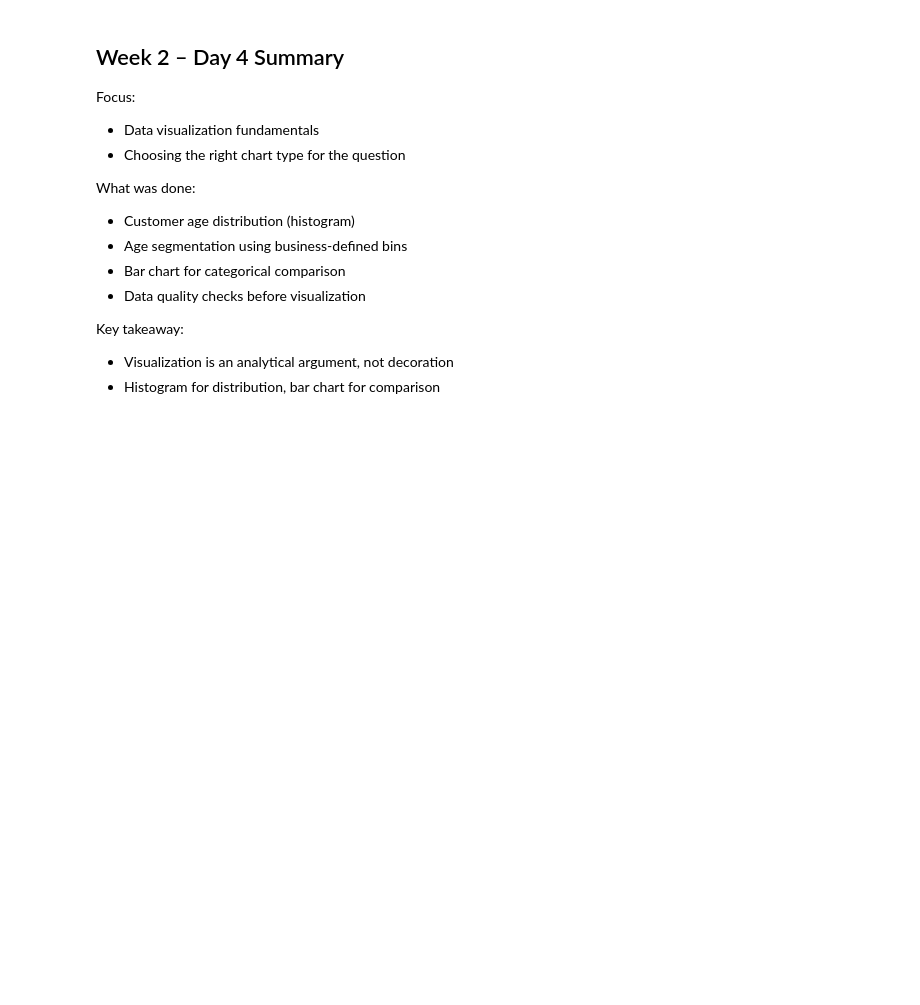
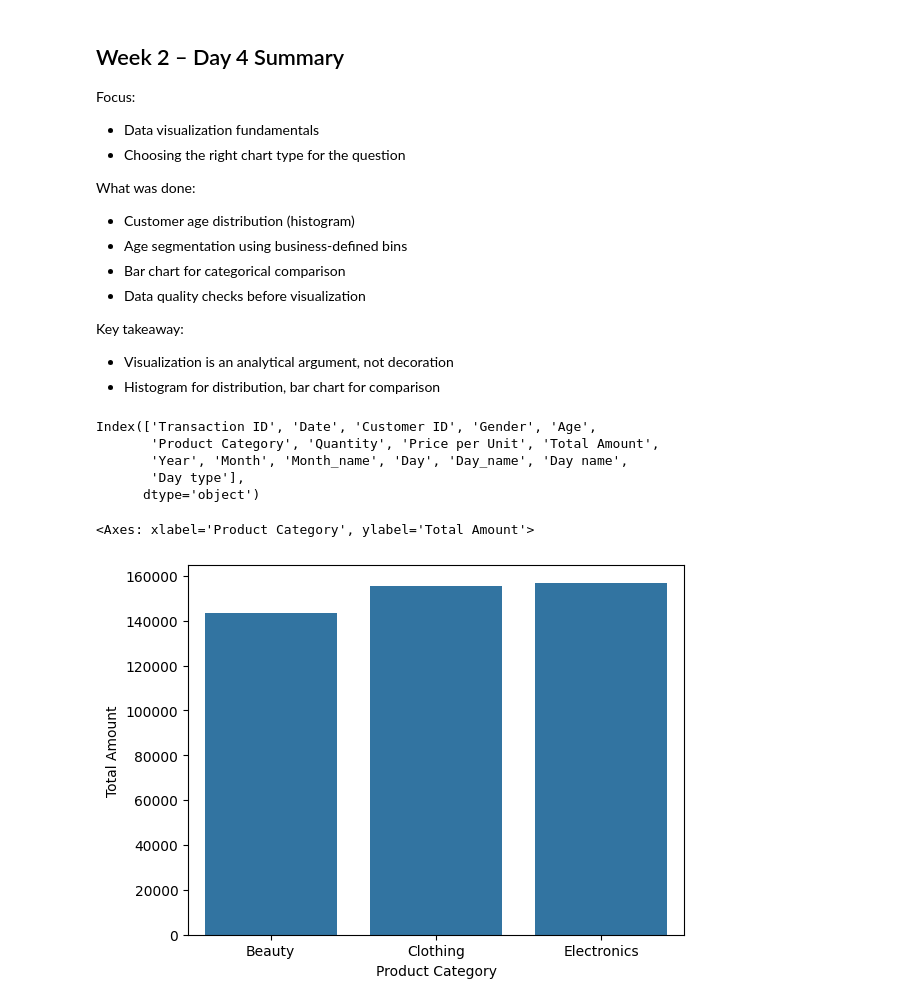
Before and after one commit to Prospis/My-way-to-DA-DS, a Jupyter notebook: Week_2/Python/week_02_day_04-05.ipynb, the cells around one changed output. Drawn from its saved outputs; the diff is of its cells as text; code cells hidden in the pictures; blank space fills up the shorter version.

```diff
--- a/Week_2/Python/week_02_day_04-05.ipynb
+++ b/Week_2/Python/week_02_day_04-05.ipynb
@@ -665,3 +655,18 @@ What was done:
 Key takeaway:
 - Visualization is an analytical argument, not decoration
 - Histogram for distribution, bar chart for comparison
+# %%
+df.columns
+# %% [output]
+Index(['Transaction ID', 'Date', 'Customer ID', 'Gender', 'Age',
+       'Product Category', 'Quantity', 'Price per Unit', 'Total Amount',
+       'Year', 'Month', 'Month_name', 'Day', 'Day_name', 'Day name',
+       'Day type'],
+      dtype='object')
+# %%
+x = df.groupby('Product Category',sort = True, observed = True)['Total Amount'].sum()
+
+sns.barplot(x)
+# %% [output]
+<Axes: xlabel='Product Category', ylabel='Total Amount'>
+[figure, added]
```
Also changed, not shown: parts of 8 cells of this notebook, 1 other file.
